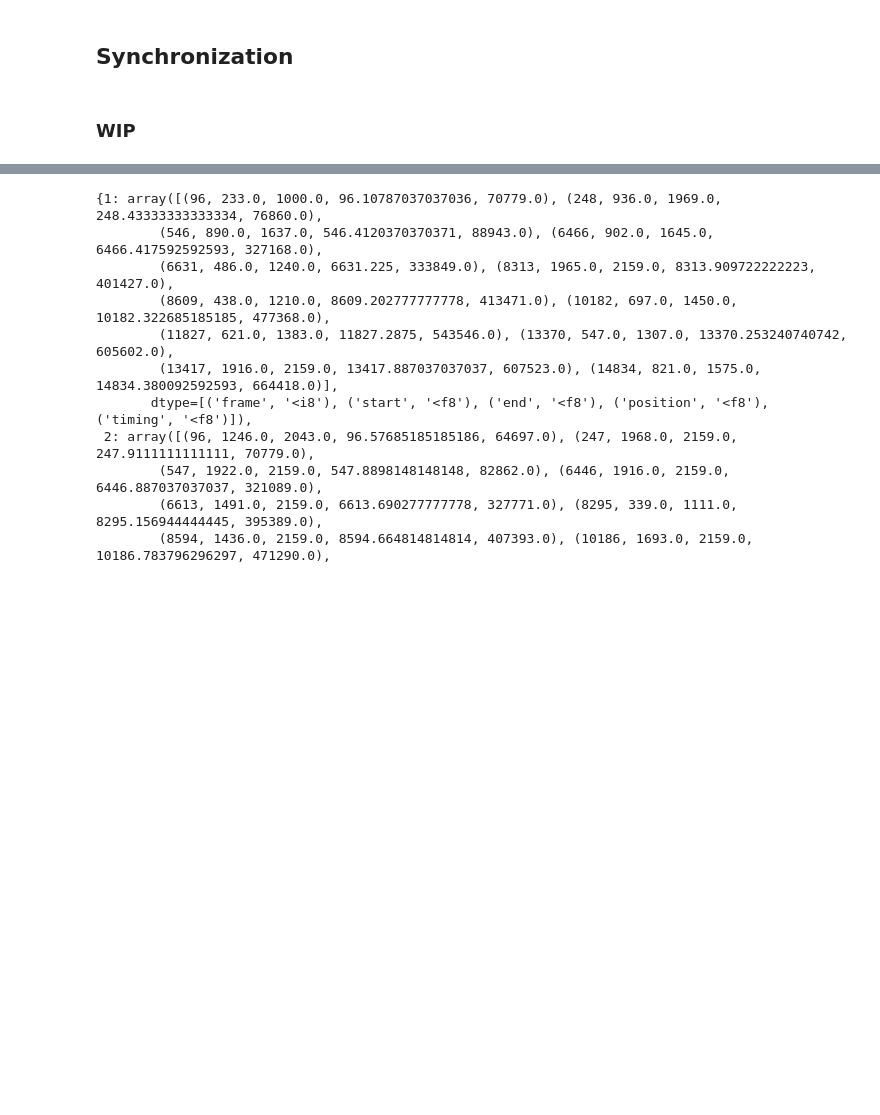
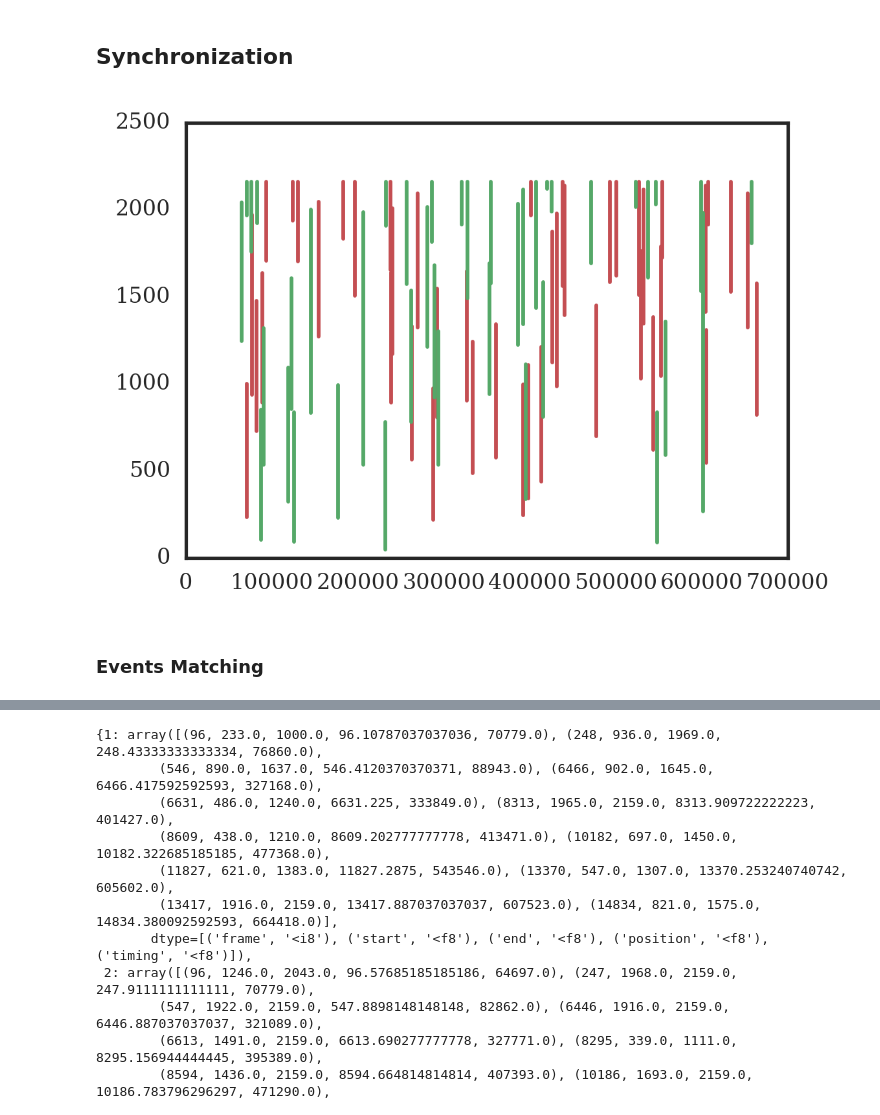
Before and after one commit to smidm/flashvideosynchronization-notebook, a Jupyter notebook: sub-frame_synchronization.ipynb, the cells around one changed output, grey strips where cells are left out. Saved outputs shown, nothing was run; the diff lists cells and outputs as text; code cells hidden in the pictures; blank space fills up the shorter version.

```diff
--- a/sub-frame_synchronization.ipynb
+++ b/sub-frame_synchronization.ipynb
@@ -200,0 +253,4 @@ events = {cam: get_events(features[cam]) for cam in cameras}
+# %%
+t = [[cam, len(events[cam])] for cam in cameras]
+header = ['camera', 'flashes']
+print tabulate(t, header, tablefmt='latex')
@@ -478,27 +548,37 @@ np.diff(np.nonzero((np.diff(sync.frame_timings[2]) == 41))[0])
 # %%
 # show timing visualizations
-for i, cam in enumerate(all_cameras):
+# TODO produce some summary visualization
+
+for i, cam in enumerate([1]):  # all_cameras
     frame_timings = np.round(get_timestamps_ms(os.path.join(data_root, p.c['video_sequences']) % cam, '20:00'), 6)
 
     fig = plt.figure()
     diff_timing = np.diff(frame_timings)
     unique_diff_timing = np.unique(diff_timing)
     diff_mode, _ = stats.mode(diff_timing)
+
 #     plt.hist(diff_timing, histtype='stepfilled', bins=unique_diff_timing, # range=(0.9 * np.median(diff_timing), 2.2 * np.median(diff_timing)),
 #              log=True, cumulative=True) # np.linspace(30, 90, 30)
-    sns.distplot(diff_timing, kde=False, bins=unique_diff_timing,
-                 hist_kws={'cumulative': True, 'histtype': 'stepfilled'},
-                 rug=False)
-    plt.xticks(np.arange(diff_mode, diff_timing.max(), diff_mode))
-    plt.title('Frame durations histogram (camera %d)' % cam)
-    plt.xlabel('event timing difference [ms]')
-    plt.ylabel('count')
-    if publish:
-        plt.savefig(os.path.join(paper_figures_dir, 'cam%d_durations_histogram.png' % cam))
+
+#     sns.distplot(diff_timing, kde=False, bins=unique_diff_timing,
+#                  hist_kws={'cumulative': True, 'histtype': 'stepfilled'},
+#                  rug=False)
+#     plt.xticks(np.arange(diff_mode, diff_timing.max(), diff_mode))
+#     plt.title('Frame durations histogram (camera %d)' % cam)
+#     plt.xlabel('event timing difference [ms]')
+#     plt.ylabel('count')
+#     if publish:
+#         plt.savefig(os.path.join(paper_figures_dir, 'cam%d_durations_histogram.png' % cam))
 
     plt.figure()
     val, count = np.unique(diff_timing, return_counts=True)
     sort_idx = np.argsort(count)[::-1]
+
+    header = ['duration in ms', 'count']
+    table = np.vstack((val[sort_idx], count[sort_idx])).T
+    display(HTML(tabulate(table, header, tablefmt='html')))
+    break
+
     print('cam %d: unique durations counts: %s' % (cam, str(count[sort_idx])))
     bars = plt.bar(np.arange(len(count)), count[sort_idx], log=True)
     plt.xticks(np.arange(len(count)) + 0.5, val[sort_idx], rotation='vertical') # np.round(val[sort_idx], 6)
@@ -514,6 +594,7 @@ for i, cam in enumerate(all_cameras):
     mask_clean = (0.8 * mode_duration_ms < diff_timing) & (diff_timing  < 1.2 * mode_duration_ms)
     diff_timing_clean = diff_timing[np.nonzero(mask_clean)]
     duration_errors = diff_timing_clean - mode_duration_ms * np.ones(len(diff_timing_clean))
+
 
     plt.figure()
     plt.plot(duration_errors, '.')
@@ -531,4 +612,4 @@ for i, cam in enumerate(all_cameras):
     plt.xlabel('deviation [ms]')
     plt.ylabel('counts')
     if publish:
-        plt.savefig(os.path.join(paper_figures_dir, 'cam%d_duration_errors_histogram.png' % cam))
+        plt.savefig(os.path.join(paper_figures_dir, 'not used/cam%d_duration_errors_histogram.png' % cam))
@@ -633,27 +710,33 @@ show_synchronized_frames([event_selection_idx[cam][i] for cam in cameras], camer
 # %%
 # visualize all events detected in 2 video streams
 fig = plt.figure()
+
+assert len(cameras) == 2
 
 for cam, color in zip(cameras, ('r', 'g')):
     plt.plot(np.tile(timed_events[cam]['timing'], (2, 1)), timed_events[cam][['start', 'end']].view((float, 2)).T,
              '-' + color) #
 #     for i, event in enumerate(events[cam]):
 #         if event['frame'] == -1:
 #             continue
 #         if publish:
 #             s = '%0.2f' % event['frame']
 #         else:
 #             s = '%d: %0.2f' % (i, event['frame'])
 #         plt.annotate(s, (event_timing[cam], event['start']), (0, -20),
 #                      textcoords='offset points', color=color)
 # plt.axis('tight')
 # __ = plt.xlim(0, width)
 # plt.imsave('diff_median.png', diff_img)
 # matplotutils.save_figure_as_image('diff_median.png', fig)
 if publish:
-    plt.savefig(os.path.join(paper_figures_dir, 'diff_median_rg_cam%d%d.png' % tuple(camera_pair))) # , bbox_inches='tight') # , pad_inches=0
+    plt.savefig(os.path.join(paper_figures_dir, 'diff_median_rg_cam%d%d.png' % tuple(cameras))) # , bbox_inches='tight') # , pad_inches=0
 else:
-    plt.title('composite diff image emphasizing flash events, cam %d - red, %d - green' % tuple(camera_pair))
+    plt.title('composite diff image emphasizing flash events, cam %d - red, %d - green' % tuple(cameras))
+
+fig
+# %% [output]
+[figure, added]
 # %%
 # def get_subframe_timing(events, timings, height):
 #     frame_duration_ms = np.median(np.diff(timings))
@@ -687,4 +758,4 @@ def find_event_pairs(events, cameras, offsets, close_events_thresh_ms=35):
-# %% [markdown]
-### WIP
+# %% [markdown]
+### Events Matching
 # %%
 timed_events_nan = {}
```
Also changed, not shown: parts of 105 cells of this notebook.
